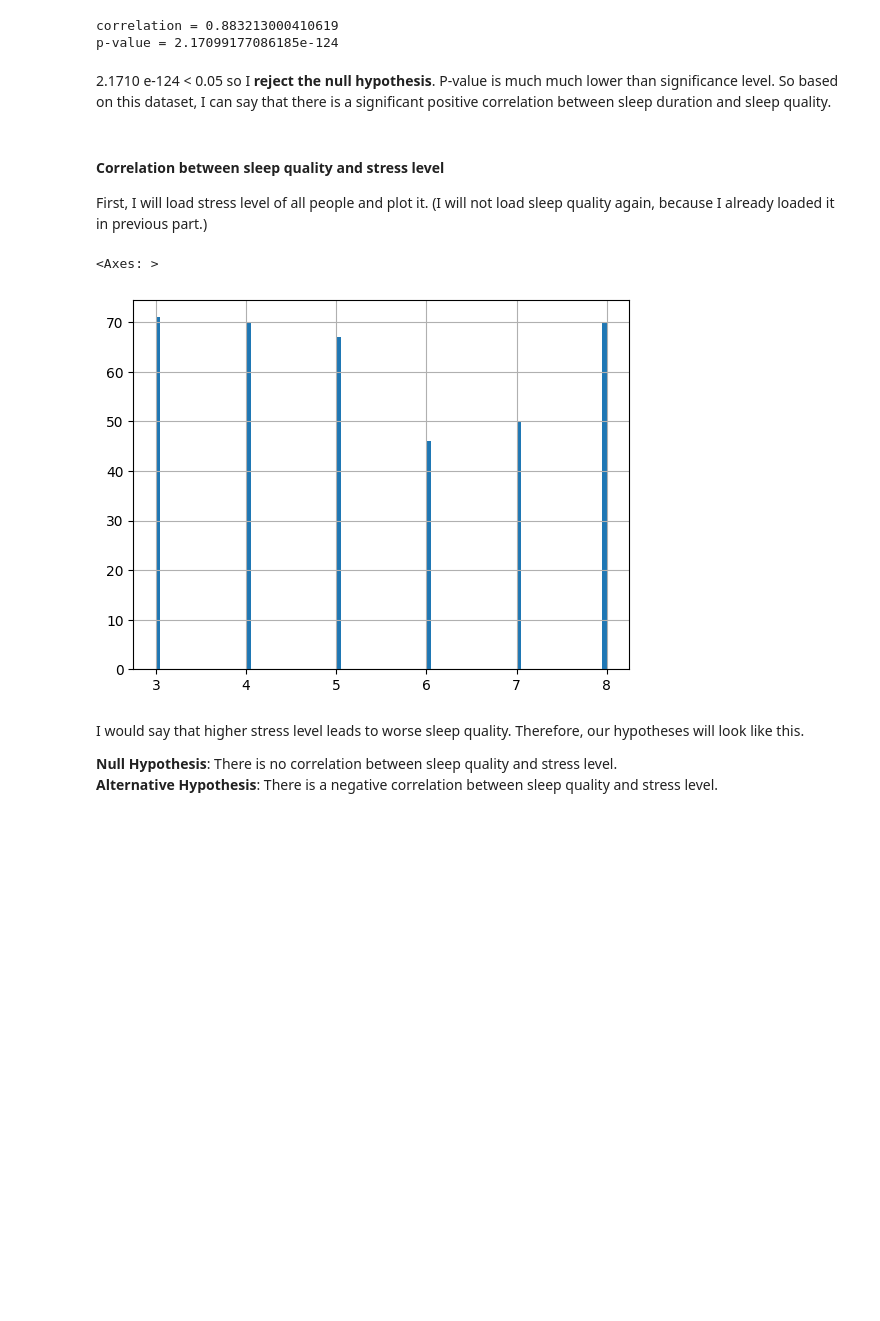
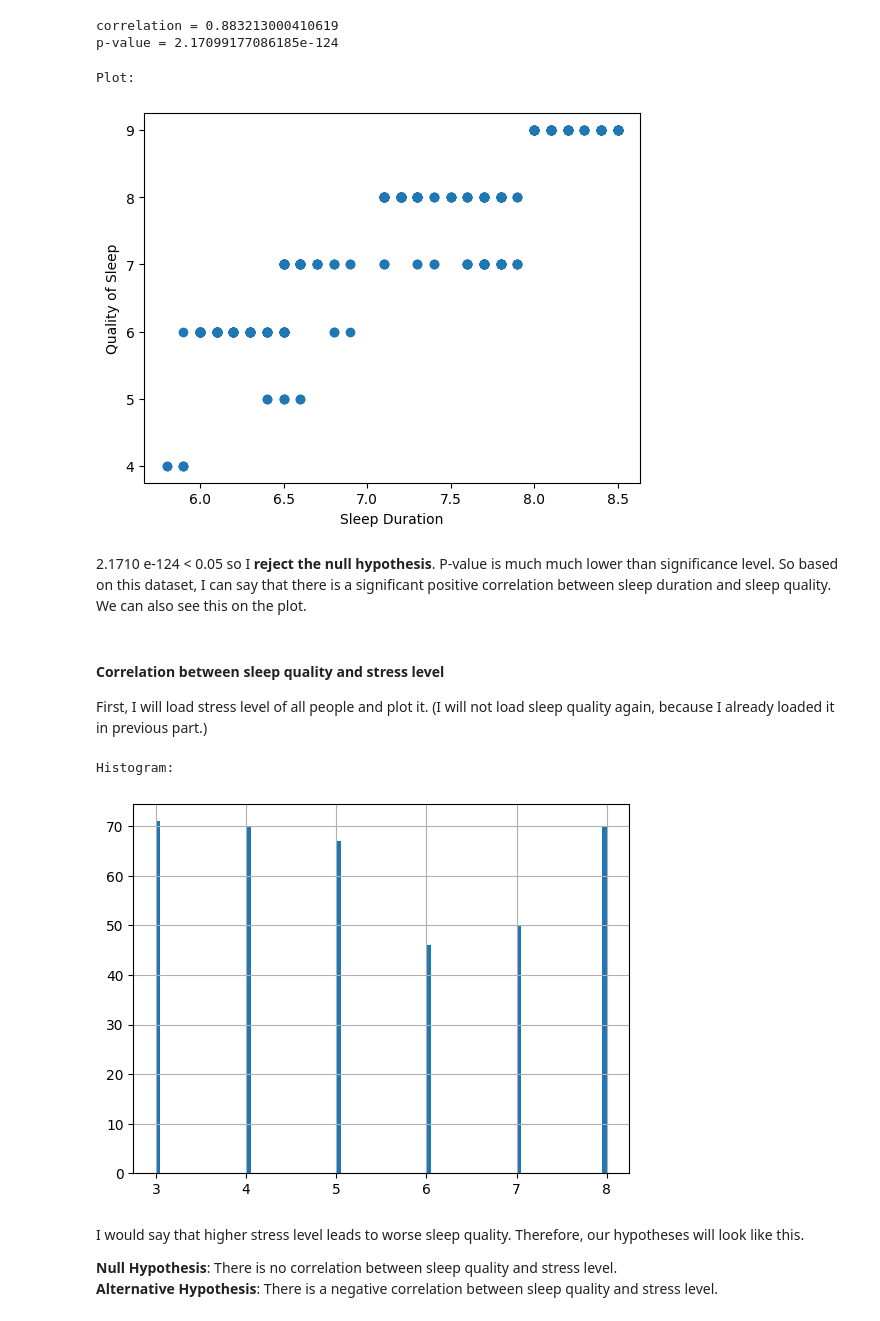
Before and after one commit to PatrikBacko/Statistical-Analysis, a Jupyter notebook: Statistical_analysis.ipynb, the cells around one changed output. Saved outputs shown, nothing was run; the diff lists cells and outputs as text; code cells hidden in the pictures; blank space fills up the shorter version.

```diff
--- a/Statistical_analysis.ipynb
+++ b/Statistical_analysis.ipynb
@@ -242,8 +258,18 @@ print(f"p-value = {correlation[1]}")
 # %% [output]
 correlation = 0.883213000410619
 p-value = 2.17099177086185e-124
+# %%
+print("Plot:")
+
+plt.scatter(sleep_duration_all, sleep_quality_all)
+plt.xlabel('Sleep Duration')
+plt.ylabel('Quality of Sleep')
+plt.show()
+# %% [output]
+Plot:
+[figure, added]
 # %% [markdown]
-2.1710 e-124 < 0.05 so I **reject the null hypothesis**. P-value is much much lower than significance level. So based on this dataset, I can say that there is a significant positive correlation between sleep duration and sleep quality.
+2.1710 e-124 < 0.05 so I **reject the null hypothesis**. P-value is much much lower than significance level. So based on this dataset, I can say that there is a significant positive correlation between sleep duration and sleep quality. We can also see this on the plot.
 # %% [markdown]
 #### Correlation between sleep quality and stress level
 
@@ -251,8 +277,9 @@ First, I will load stress level of all people and plot it. (I will not load slee
 # %%
 stress_all = data['Stress Level']
 stress_all.hist(bins=100)
+print("Histogram:")
 # %% [output]
-<Axes: >
+Histogram:
 [figure]
 # %% [markdown]
 I would say that higher stress level leads to worse sleep quality. Therefore, our hypotheses will look like this.
```
Also changed, not shown: parts of 12 cells of this notebook.
